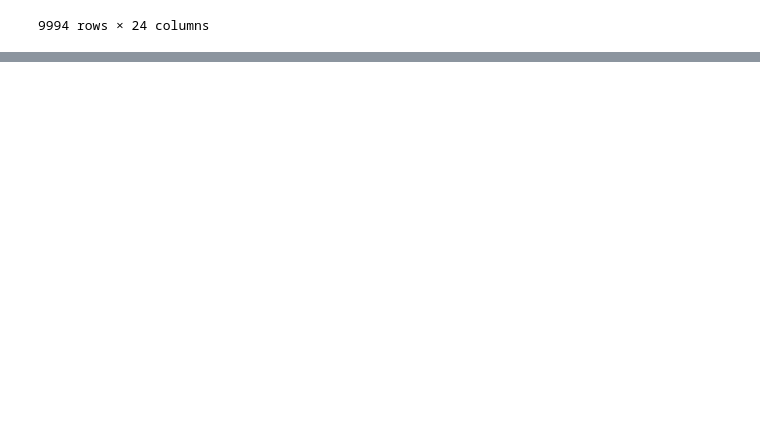
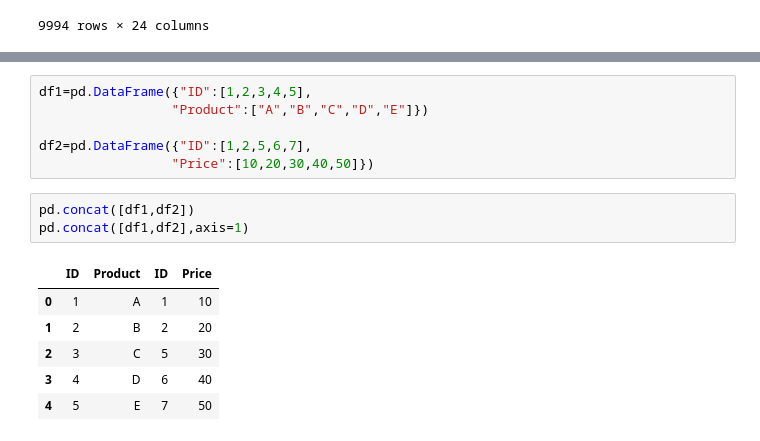
Before and after one commit to sgajbhiye96/library, a Jupyter notebook: PANDAS_NEW.ipynb, the cells around one changed output, grey strips where cells are left out. Cells and saved outputs as stored; diff of their text form; blank space fills up the shorter version.

```diff
--- a/PANDAS_NEW.ipynb
+++ b/PANDAS_NEW.ipynb
@@ -466,0 +557,16 @@ df.sort_values("Region",ascending=False)
+# %%
+df1=pd.DataFrame({"ID":[1,2,3,4,5],
+                 "Product":["A","B","C","D","E"]})
+
+df2=pd.DataFrame({"ID":[1,2,5,6,7],
+                 "Price":[10,20,30,40,50]})
+# %%
+pd.concat([df1,df2])
+pd.concat([df1,df2],axis=1)
+# %% [output]
+|  | ID | Product | ID | Price |
+| 0 | 1 | A | 1 | 10 |
+| 1 | 2 | B | 2 | 20 |
+| 2 | 3 | C | 5 | 30 |
+| 3 | 4 | D | 6 | 40 |
+| 4 | 5 | E | 7 | 50 |
```
Also changed, not shown: parts of 15 cells of this notebook.
